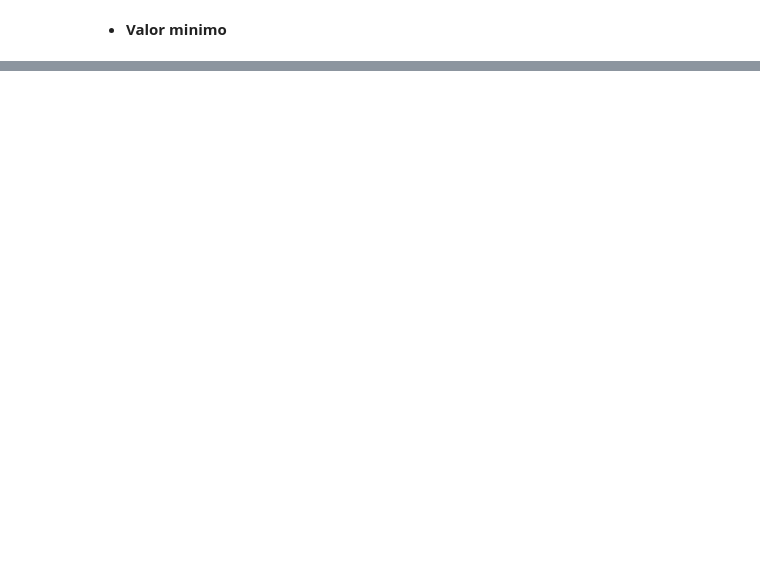
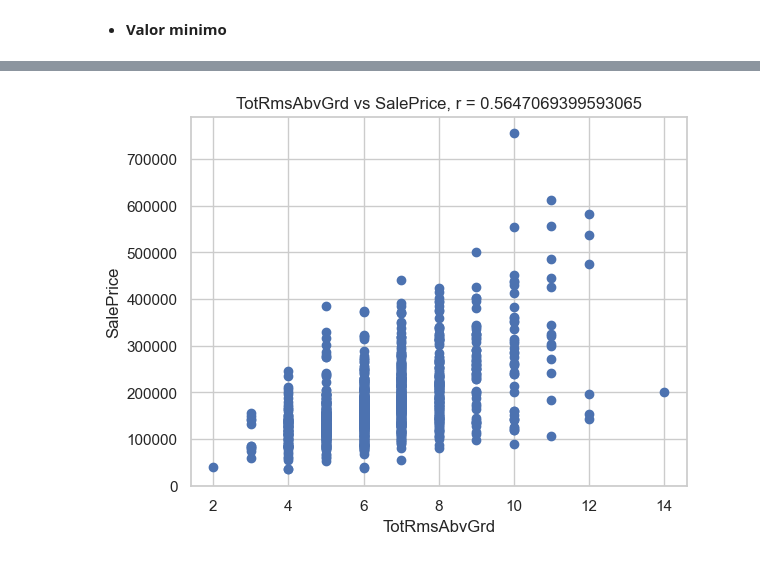
Before and after one commit to ElMangel/Proyecto-1--Regresi-n-con-c-digo, a Jupyter notebook: Proyecto_19000522.ipynb, the cells around one changed output, grey strips where cells are left out. Cells and saved outputs as stored; diff of their text form; code cells hidden in the pictures; blank space fills up the shorter version.

```diff
--- a/Proyecto_19000522.ipynb
+++ b/Proyecto_19000522.ipynb
@@ -68,0 +155,11 @@ hint: See the 'Note about fast-forwards' in 'git push --help' for details.
+# %%
+coef_correlacion3 = df['TotRmsAbvGrd'].corr(df['SalePrice'])
+
+plt.scatter(df['TotRmsAbvGrd'], df['SalePrice'])
+plt.xlabel('TotRmsAbvGrd')
+plt.ylabel('SalePrice')
+plt.title(f'TotRmsAbvGrd vs SalePrice, r = {coef_correlacion3}')
+plt.grid(True)
+plt.show()
+# %% [output]
+[figure, added]
```
Also changed, not shown: parts of 26 cells of this notebook.
